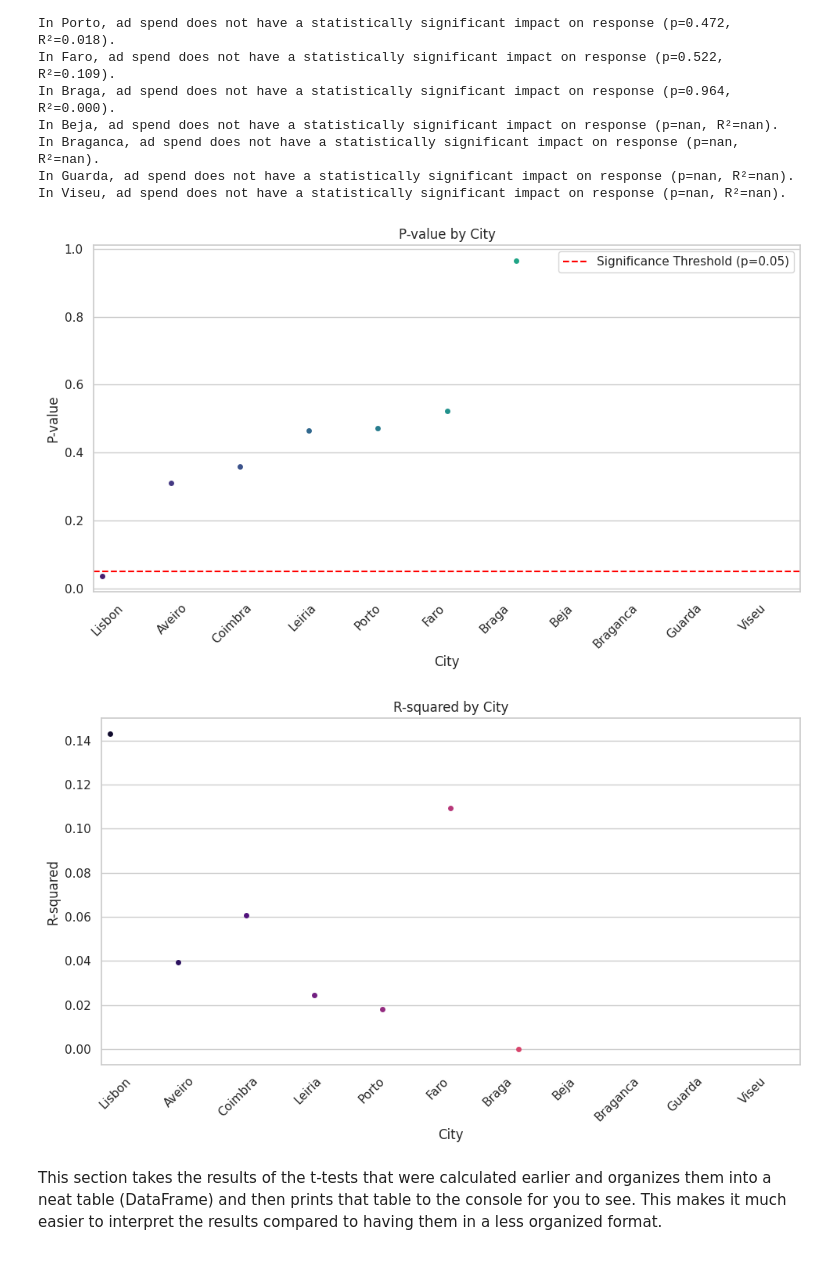
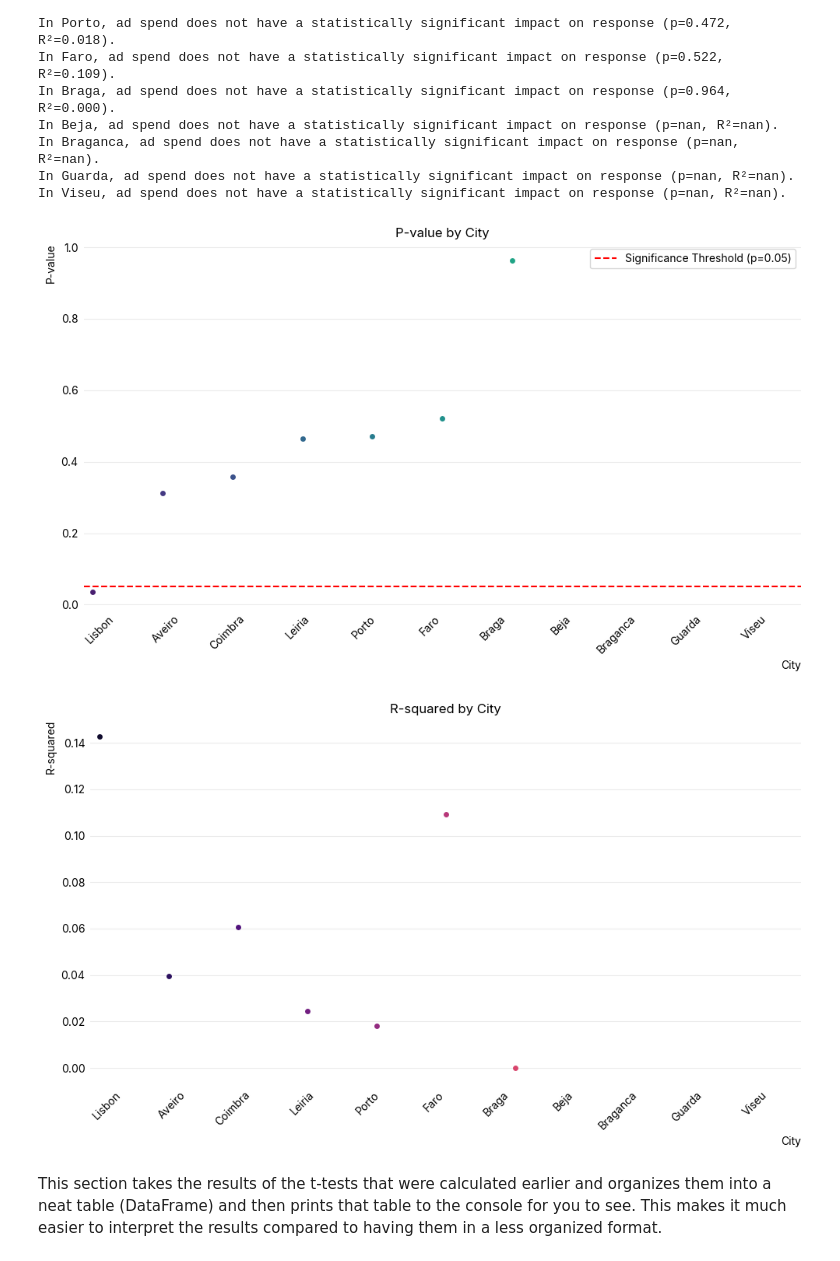
Before and after one commit to melogabriel/geo_analysis, a Jupyter notebook: Geo_Analysis.ipynb, the cells around one changed output. Drawn from its saved outputs; the diff is of its cells as text; code cells hidden in the pictures.

```diff
--- a/Geo_Analysis.ipynb
+++ b/Geo_Analysis.ipynb
@@ -64,0 +75,43 @@ City Summary:
+# %%
+mt.set_theme("minimal")
+
+# Ensure 'date' is in datetime format
+df['date'] = pd.to_datetime(df['date'])
+
+# Set up FacetGrid for multiple cities
+g = sns.FacetGrid(df, col="city", col_wrap=3, height=4, sharex=True, sharey=True)
+
+# Function to add scatter, trend line & R²
+def plot_regression(data, **kwargs):
+    ax = plt.gca()
+
+    # Scatterplot
+    sns.scatterplot(data=data, x="cost", y="response", ax=ax, color="blue", alpha=0.5, label="Data Points")
+
+    # Linear regression
+    if len(data) > 1:
+        X = data["cost"].values.reshape(-1, 1)
+        y = data["response"].values
+        model = LinearRegression().fit(X, y)
+        y_pred = model.predict(X)
+
+        # Plot regression line
+        sns.lineplot(x=data["cost"], y=y_pred, ax=ax, color="red", label="Trend Line")
+
+        # Compute & display R²
+        r2 = r2_score(y, y_pred)
+        ax.text(0.05, 0.95, f"R² = {r2:.2f}", transform=ax.transAxes, fontsize=10, verticalalignment='top')
+
+    # Add legend
+    ax.legend()
+
+# Apply function to each subplot
+g.map_dataframe(plot_regression)
+
+# Improve layout
+g.set_titles(col_template="{col_name}")  # Show city names
+g.set_axis_labels("Cost", "Response")
+g.fig.suptitle("Cost vs Response Relationship by City", fontsize=16)
+
+plt.tight_layout()
+plt.show()
@@ -152,33 +207,33 @@ In Guarda, ad spend does not have a statistically significant impact on response
 In Viseu, ad spend does not have a statistically significant impact on response (p=nan, R²=nan).
 # %%
 # Assuming 'results_df' is your DataFrame with city, p_value, and r_squared
-
+mt.set_theme("minimal")
 # --- Visualization for p-value ---
 plt.figure(figsize=(10, 6))
 sns.stripplot(data=results_df, x='city', y='p_value', hue='city', palette='viridis',
               jitter=True, dodge=True, legend=False)  # Assign x to hue and set legend=False
 plt.title('P-value by City')
 plt.xlabel('City')
 plt.ylabel('P-value')
 plt.xticks(rotation=45, ha='right')
 plt.axhline(y=0.05, linestyle='--', color='red', label='Significance Threshold (p=0.05)')
 plt.legend()
 plt.tight_layout()
 plt.show()
 
 # --- Visualization for r-squared ---
 plt.figure(figsize=(10, 6))
 sns.stripplot(data=results_df, x='city', y='r_squared', hue='city', palette='magma',
               jitter=True, dodge=True, legend=False)  # Assign x to hue and set legend=False
 plt.title('R-squared by City')
 plt.xlabel('City')
 plt.ylabel('R-squared')
 plt.xticks(rotation=45, ha='right')
 plt.tight_layout()
 plt.show()
 # %% [output]
-[figure, old version]
+[figure, new version]
-[figure, old version]
+[figure, new version]
 # %% [markdown]
 This section takes the results of the t-tests that were calculated earlier and organizes them into a neat table (DataFrame) and then prints that table to the console for you to see. This makes it much easier to interpret the results compared to having them in a less organized format.
 # %%
```
Also changed, not shown: parts of 5 cells of this notebook.
